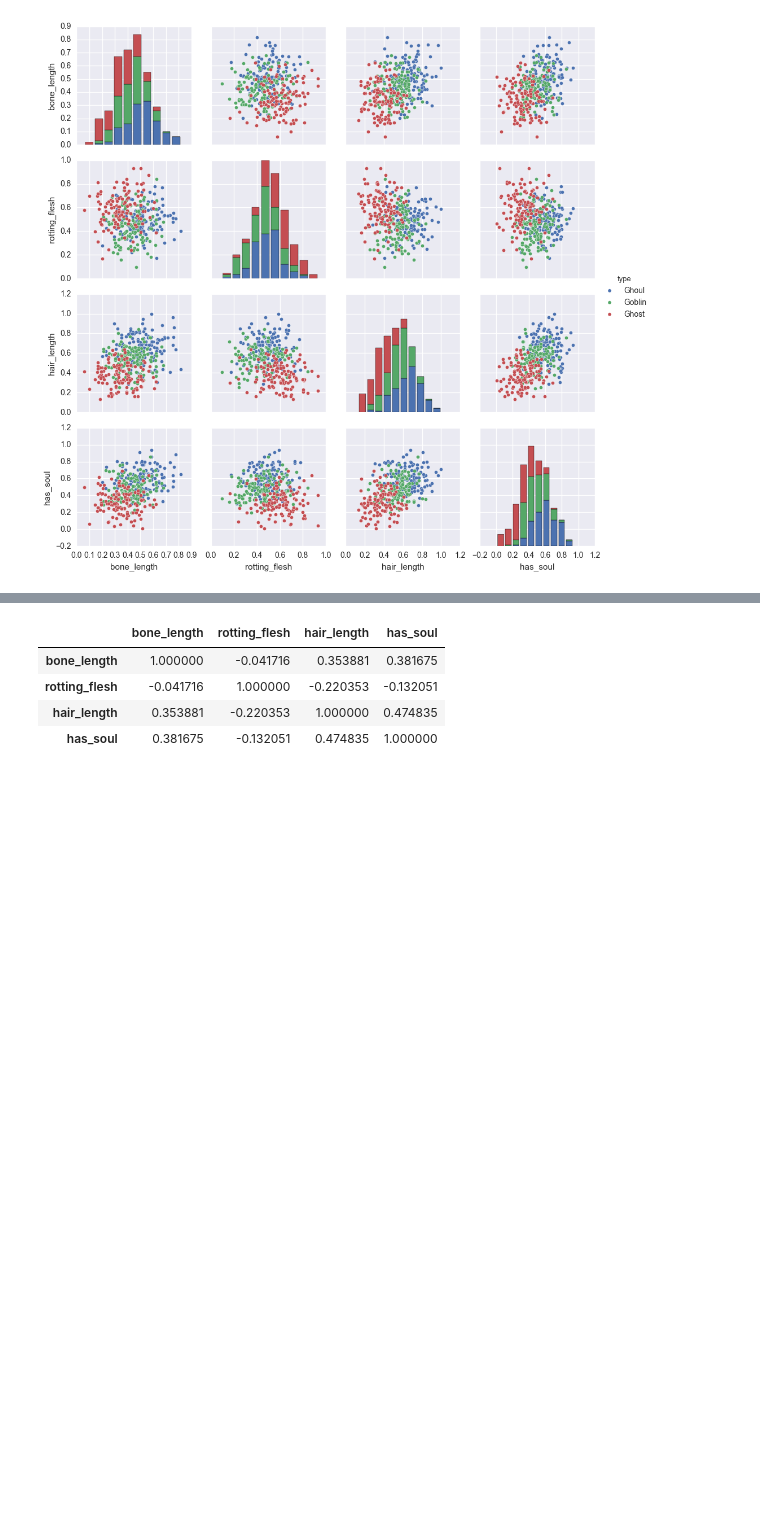
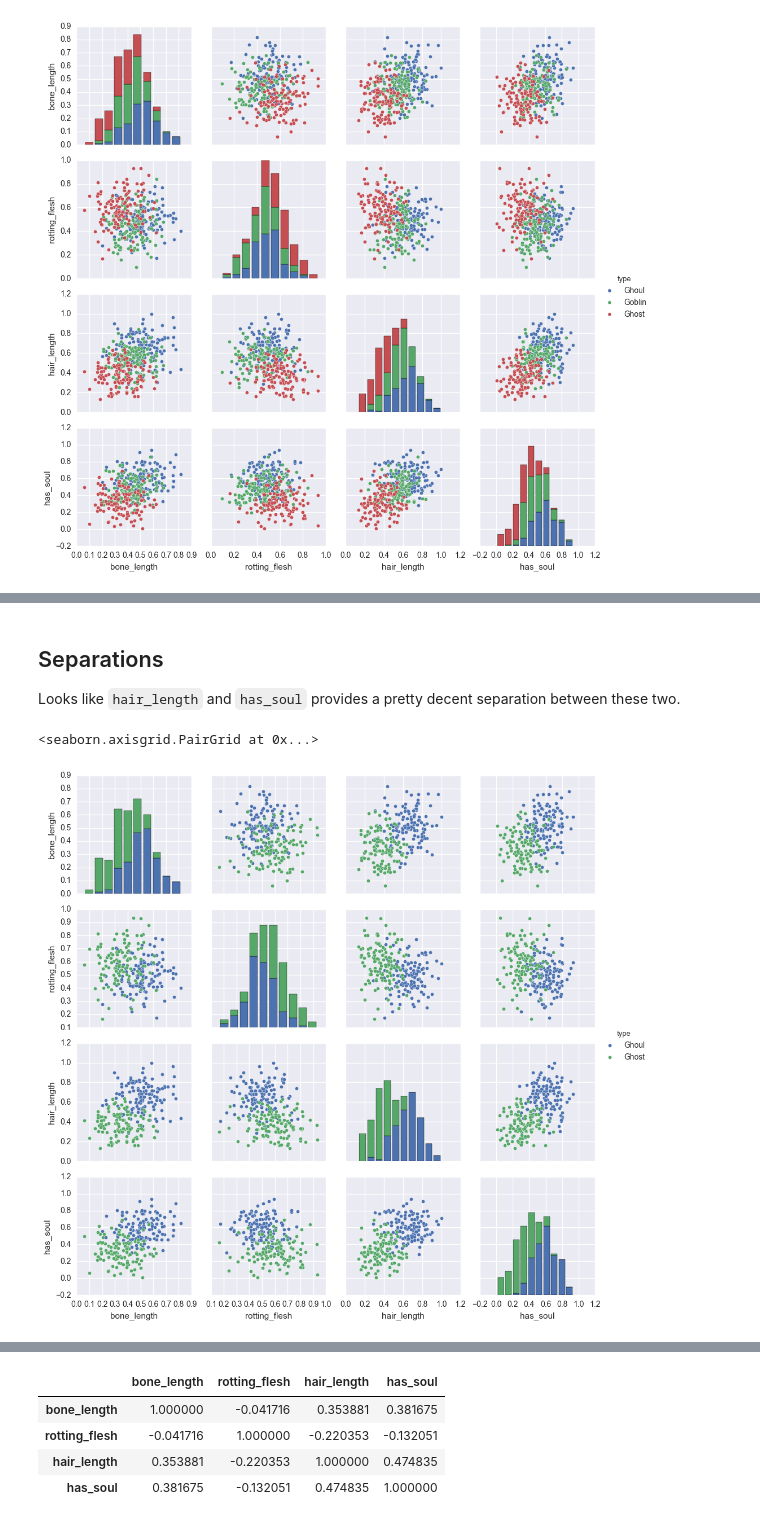
Before and after one commit to volker48/monsters, a Jupyter notebook: monsters.ipynb, the cells around one changed output, grey strips where cells are left out. Cells and saved outputs as stored; diff of their text form; code cells hidden in the pictures; blank space fills up the shorter version.

```diff
--- a/monsters.ipynb
+++ b/monsters.ipynb
@@ -111,0 +114,10 @@ sns.distplot(train.has_soul)
+# %% [markdown]
+## Separations
+Looks like `hair_length` and `has_soul` provides a pretty decent separation between these two.
+# %%
+ghosts_and_ghouls = train[train.type.isin({'Ghost', 'Ghoul'})]
+# %%
+sns.pairplot(ghosts_and_ghouls[['bone_length', 'rotting_flesh', 'hair_length', 'has_soul', 'type']], hue='type')
+# %% [output]
+<seaborn.axisgrid.PairGrid at 0x...>
+[figure, added]
```
Also changed, not shown: parts of 60 cells of this notebook, 4 other files.
